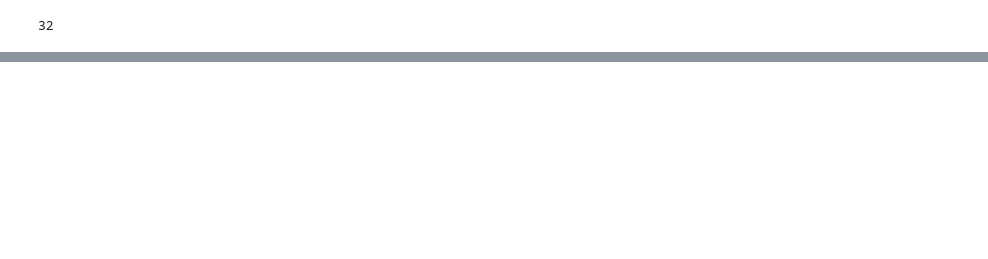
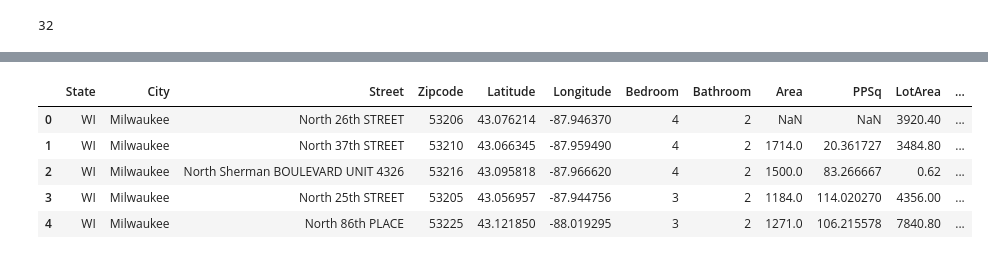
Before and after one commit to vivsarraf/Milwaukee-Property-Price-Predictor-Dashboard, a Jupyter notebook: Project_4_Price_Prediction_Model.ipynb, the cells around one changed output, grey strips where cells are left out. Cells and saved outputs as stored; diff of their text form; code cells hidden in the pictures; blank space fills up the shorter version.

```diff
--- a/Project_4_Price_Prediction_Model.ipynb
+++ b/Project_4_Price_Prediction_Model.ipynb
@@ -220,0 +264,10 @@ plt.show()
+# %%
+listings_data_df = pd.read_csv("original_extracted_df_MilwaukeeOnly.csv")
+listings_data_df.head()
+# %% [output]
+|  | State | City | Street | Zipcode | Latitude | Longitude | Bedroom | Bathroom | Area | PPSq | LotArea | ... |
+| 0 | WI | Milwaukee | North 26th STREET | 53206 | 43.076214 | -87.946370 | 4 | 2 | NaN | NaN | 3920.40 | ... |
+| 1 | WI | Milwaukee | North 37th STREET | 53210 | 43.066345 | -87.959490 | 4 | 2 | 1714.0 | 20.361727 | 3484.80 | ... |
+| 2 | WI | Milwaukee | North Sherman BOULEVARD UNIT 4326 | 53216 | 43.095818 | -87.966620 | 4 | 2 | 1500.0 | 83.266667 | 0.62 | ... |
+| 3 | WI | Milwaukee | North 25th STREET | 53205 | 43.056957 | -87.944756 | 3 | 2 | 1184.0 | 114.020270 | 4356.00 | ... |
+| 4 | WI | Milwaukee | North 86th PLACE | 53225 | 43.121850 | -88.019295 | 3 | 2 | 1271.0 | 106.215578 | 7840.80 | ... |
```
Also changed, not shown: parts of 25 cells of this notebook.
